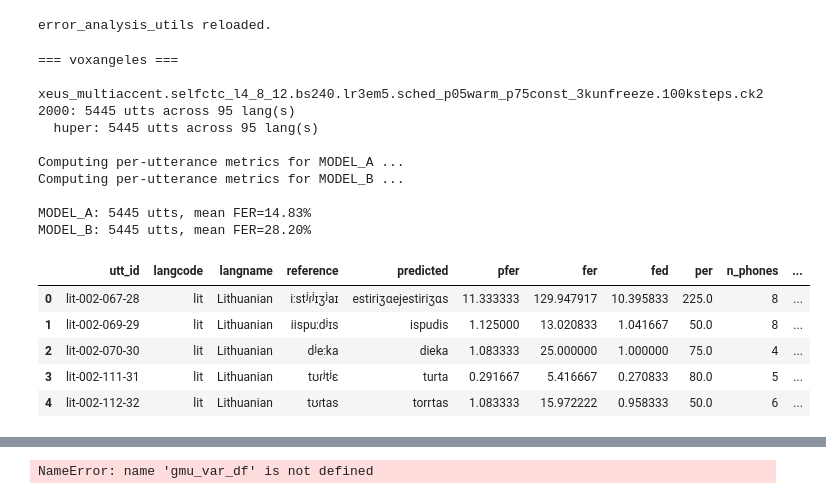
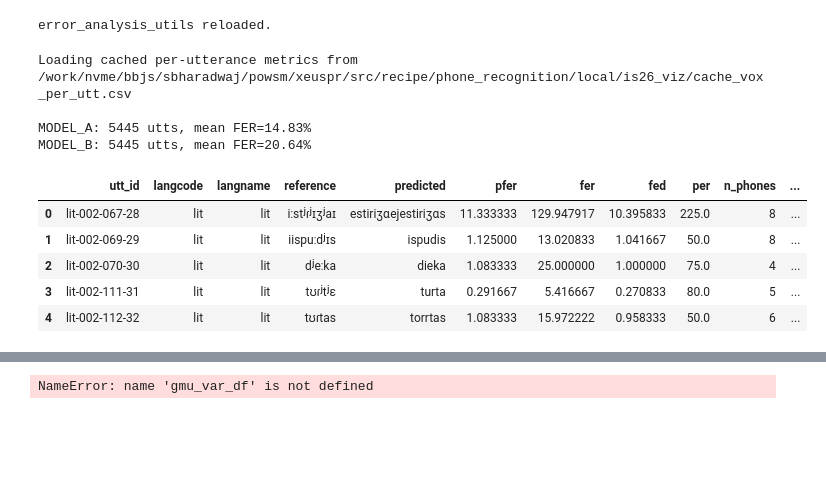
Before and after one commit to Shikhar-S/Speech-Segmentation, a Jupyter notebook: src/recipe/phone_recognition/local/analysis_figures.ipynb, the cells around one changed output, grey strips where cells are left out. Cells and saved outputs as stored; diff of their text form; code cells hidden in the pictures; blank space fills up the shorter version.

```diff
--- a/src/recipe/phone_recognition/local/analysis_figures.ipynb
+++ b/src/recipe/phone_recognition/local/analysis_figures.ipynb
@@ -1,10 +1,12 @@
 # %%
-import sys; sys.path.insert(0, "/work/nvme/bbjs/sbharadwaj/powsm/xeuspr")
+import sys
+
+sys.path.insert(0, "/work/nvme/bbjs/sbharadwaj/powsm/xeuspr")
+from pathlib import Path
 import seaborn as sns
 import pandas as pd
 import numpy as np
 import matplotlib.pyplot as plt
-import seaborn as sns
 from src.metrics.phone_recognition import PhoneRecognitionEvaluator
 from src.recipe.phone_recognition.local.error_analysis_utils import (
     load_dataset_predictions,
@@ -18,11 +20,18 @@ from src.recipe.phone_recognition.local.error_analysis_utils import (
 sns.set_theme(style="whitegrid", font_scale=1.15)
 
 # ── Define the two models to compare ─────────────────────────────────────────
-MODEL_A = 'xeus_multiaccent.selfctc_l4_8_12.bs240.lr3em5.sched_p05warm_p75const_3kunfreeze.100ksteps.ck22000'
+MODEL_A = "xeus_multiaccent.selfctc_l4_8_12.bs240.lr3em5.sched_p05warm_p75const_3kunfreeze.100ksteps.ck22000"
 
-MODEL_B = 'ebranch.selfctc_l4_8_12.bs256.lr3em5.sched_p05warm_p75const_3kunfreeze.100ksteps.ck22000'
+MODEL_B = "ebranch.selfctc_l4_8_12.bs256.lr3em5.sched_p05warm_p75const_3kunfreeze.100ksteps.ck22000"
 
 evaluator = PhoneRecognitionEvaluator(normalize_ipa=True)
+
+OUT_DIR = Path(
+    "/work/nvme/bbjs/sbharadwaj/powsm/xeuspr/src/recipe/phone_recognition/local/is26_viz"
+)
+OUT_DIR.mkdir(exist_ok=True)
+
+FORCE_RECOMPUTE = False  # set True to ignore cached CSVs and recompute
 # %%
 # ── Reload utils (run after editing error_analysis_utils.py) ─────────────────
 import importlib
@@ -41,48 +52,49 @@ print('error_analysis_utils reloaded.')
 error_analysis_utils reloaded.
 # %%
 # ── Load VoxAngeles predictions for both models ───────────────────────────────
-print('=== voxangeles ===')
-va_preds = load_dataset_predictions('voxangeles', models=[MODEL_A, MODEL_B])
+a_name = "PhoneticXeus"
+b_name = "E-BranchFormer"
 
-# ── Build per-utterance DataFrames (one per model) ───────────────────────────
-# va_audio = lambda u: audio_duration(u, VA_AUDIO_PATTERN)
-va_audio=None
-a_name='PhoneticXeus'
-b_name='HuPER'
+_CSV = OUT_DIR / "cache_vox_per_utt.csv"
+if not FORCE_RECOMPUTE and _CSV.exists():
+    print(f"Loading cached per-utterance metrics from {_CSV}")
+    df_all = pd.read_csv(_CSV)
+    df_a = df_all[df_all.model == a_name].copy()
+    df_b = df_all[df_all.model == b_name].copy()
+else:
+    print("=== voxangeles ===")
+    va_preds = load_dataset_predictions("voxangeles", models=[MODEL_A, MODEL_B])
 
-preds_a = {MODEL_A: va_preds[MODEL_A]}
-preds_b = {MODEL_B: va_preds[MODEL_B]}
+    va_audio = None
+    preds_a = {MODEL_A: va_preds[MODEL_A]}
+    preds_b = {MODEL_B: va_preds[MODEL_B]}
 
-print('\nComputing per-utterance metrics for MODEL_A ...')
-df_a = build_utt_dataframe(preds_a, evaluator, audio_fn=va_audio)
-df_a['model'] = a_name
+    print("\nComputing per-utterance metrics for MODEL_A ...")
+    df_a = build_utt_dataframe(preds_a, evaluator, audio_fn=va_audio)
+    df_a["model"] = a_name
 
-print('Computing per-utterance metrics for MODEL_B ...')
-df_b = build_utt_dataframe(preds_b, evaluator, audio_fn=va_audio)
-df_b['model'] = b_name
+    print("Computing per-utterance metrics for MODEL_B ...")
+    df_b = build_utt_dataframe(preds_b, evaluator, audio_fn=va_audio)
+    df_b["model"] = b_name
+
+    df_all = pd.concat([df_a, df_b], ignore_index=True)
+    df_all.to_csv(_CSV, index=False)
+    print(f"Cached → {_CSV}")
 
 print(f'\nMODEL_A: {len(df_a)} utts, mean FER={df_a["fer"].mean():.2f}%')
 print(f'MODEL_B: {len(df_b)} utts, mean FER={df_b["fer"].mean():.2f}%')
-
-# Combined long-form DataFrame for faceted plots
-df_all = pd.concat([df_a, df_b], ignore_index=True)
 df_all.head()
 # %% [output]
-=== voxangeles ===
-  xeus_multiaccent.selfctc_l4_8_12.bs240.lr3em5.sched_p05warm_p75const_3kunfreeze.100ksteps.ck22000: 5445 utts across 95 lang(s)
-  huper: 5445 utts across 95 lang(s)
-
-Computing per-utterance metrics for MODEL_A ...
-Computing per-utterance metrics for MODEL_B ...
+Loading cached per-utterance metrics from /work/nvme/bbjs/sbharadwaj/powsm/xeuspr/src/recipe/phone_recognition/local/is26_viz/cache_vox_per_utt.csv
 
 MODEL_A: 5445 utts, mean FER=14.83%
-MODEL_B: 5445 utts, mean FER=28.20%
+MODEL_B: 5445 utts, mean FER=20.64%
 |  | utt_id | langcode | langname | reference | predicted | pfer | fer | fed | per | n_phones | ... |
-| 0 | lit-002-067-28 | lit | Lithuanian | iːstʲɾʲɪʒʲaɪ | estiriʒɑejestiriʒɑs | 11.333333 | 129.947917 | 10.395833 | 225.0 | 8 | ... |
-| 1 | lit-002-069-29 | lit | Lithuanian | iispuːdʲɪs | ispudis | 1.125000 | 13.020833 | 1.041667 | 50.0 | 8 | ... |
-| 2 | lit-002-070-30 | lit | Lithuanian | dʲeːka | dieka | 1.083333 | 25.000000 | 1.000000 | 75.0 | 4 | ... |
-| 3 | lit-002-111-31 | lit | Lithuanian | tʊɾʲtʲɛ | turta | 0.291667 | 5.416667 | 0.270833 | 80.0 | 5 | ... |
-| 4 | lit-002-112-32 | lit | Lithuanian | tʊɾtas | torrtas | 1.083333 | 15.972222 | 0.958333 | 50.0 | 6 | ... |
+| 0 | lit-002-067-28 | lit | lit | iːstʲɾʲɪʒʲaɪ | estiriʒɑejestiriʒɑs | 11.333333 | 129.947917 | 10.395833 | 225.0 | 8 | ... |
+| 1 | lit-002-069-29 | lit | lit | iispuːdʲɪs | ispudis | 1.125000 | 13.020833 | 1.041667 | 50.0 | 8 | ... |
+| 2 | lit-002-070-30 | lit | lit | dʲeːka | dieka | 1.083333 | 25.000000 | 1.000000 | 75.0 | 4 | ... |
+| 3 | lit-002-111-31 | lit | lit | tʊɾʲtʲɛ | turta | 0.291667 | 5.416667 | 0.270833 | 80.0 | 5 | ... |
+| 4 | lit-002-112-32 | lit | lit | tʊɾtas | torrtas | 1.083333 | 15.972222 | 0.958333 | 50.0 | 6 | ... |
 # %%
 # ── Annotate with language family and macroarea ───────────────────────────────
 lang_meta = load_voxangeles_lang_meta()
```
Also changed, not shown: parts of 20 cells of this notebook, 10 other files.
